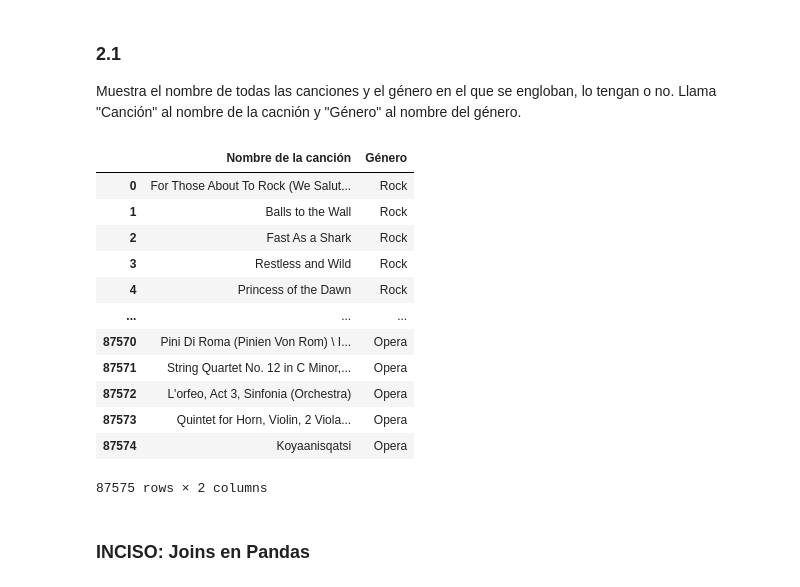
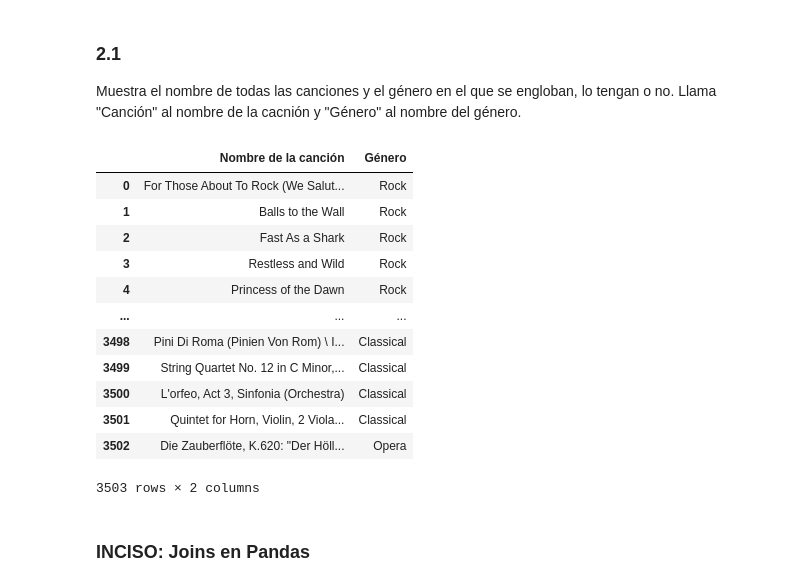
Before and after one commit to alejandroarbide/DS_Online_Ale_Arbide, a Jupyter notebook: 03_Data_Analysis/Sprint_06/Unidad_01_Procesado_Datos_Internos_BBDD/03_Practica_Obligatoria/18_Practica_Obligatoria_SQL.ipynb, the cells around one changed output. Cells and saved outputs as stored; diff of their text form; code cells hidden in the pictures.

```diff
--- a/03_Data_Analysis/Sprint_06/Unidad_01_Procesado_Datos_Internos_BBDD/03_Practica_Obligatoria/18_Practica_Obligatoria_SQL.ipynb
+++ b/03_Data_Analysis/Sprint_06/Unidad_01_Procesado_Datos_Internos_BBDD/03_Practica_Obligatoria/18_Practica_Obligatoria_SQL.ipynb
@@ -33,4 +29,9 @@ def sql_query(query):
     return pd.DataFrame(ans,columns=names)
+# %%
+def sql_query(query):
+    return pd.read_sql(query, connection)
+
+# Igual que lo de arriba pero con sql
 # %% [markdown]
 #### Modelo de Datos
 
@@ -209,25 +209,26 @@ Muestra el nombre de todas las canciones y el género en el que se engloban, lo
 # %%
 query = '''
 SELECT t.Name as "Nombre de la canción", g.Name as "Género"
 FROM genres as g
 LEFT JOIN tracks as t
+ON g.GenreId = t.GenreId
 '''
 
 sql_query(query)
 # %% [output]
 |  | Nombre de la canción | Género |
 | 0 | For Those About To Rock (We Salut... | Rock |
 | 1 | Balls to the Wall | Rock |
 | 2 | Fast As a Shark | Rock |
 | 3 | Restless and Wild | Rock |
 | 4 | Princess of the Dawn | Rock |
 | ... | ... | ... |
-| 87570 | Pini Di Roma (Pinien Von Rom) \ I... | Opera |
-| 87571 | String Quartet No. 12 in C Minor,... | Opera |
-| 87572 | L'orfeo, Act 3, Sinfonia (Orchestra) | Opera |
-| 87573 | Quintet for Horn, Violin, 2 Viola... | Opera |
-| 87574 | Koyaanisqatsi | Opera |
+| 3498 | Pini Di Roma (Pinien Von Rom) \ I... | Classical |
+| 3499 | String Quartet No. 12 in C Minor,... | Classical |
+| 3500 | L'orfeo, Act 3, Sinfonia (Orchestra) | Classical |
+| 3501 | Quintet for Horn, Violin, 2 Viola... | Classical |
+| 3502 | Die Zauberflöte, K.620: "Der Höll... | Opera |
-87575 rows × 2 columns
+3503 rows × 2 columns
 # %% [markdown]
 ### INCISO: Joins en Pandas
 # %% [markdown]
```
Also changed, not shown: parts of 3 cells of this notebook.
